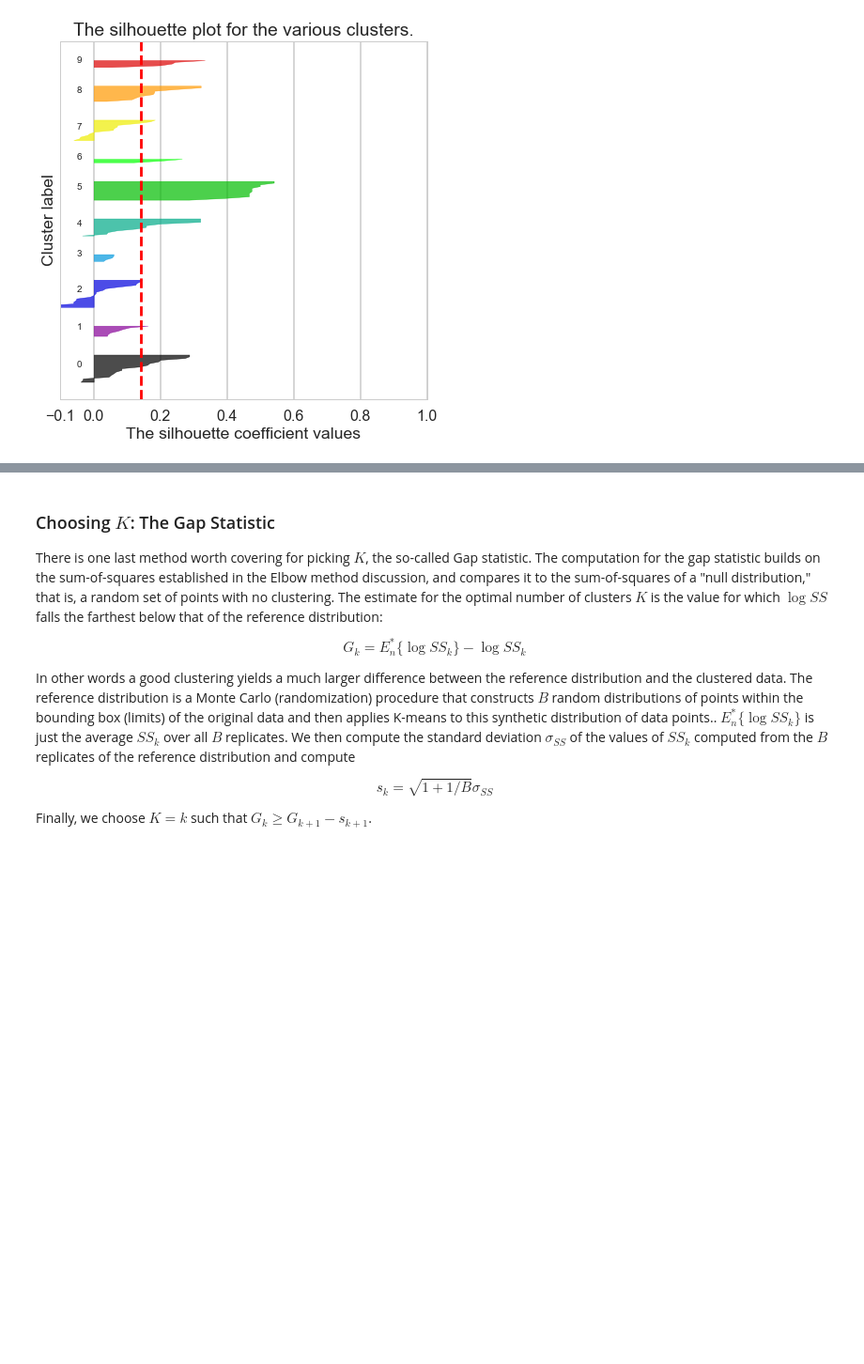
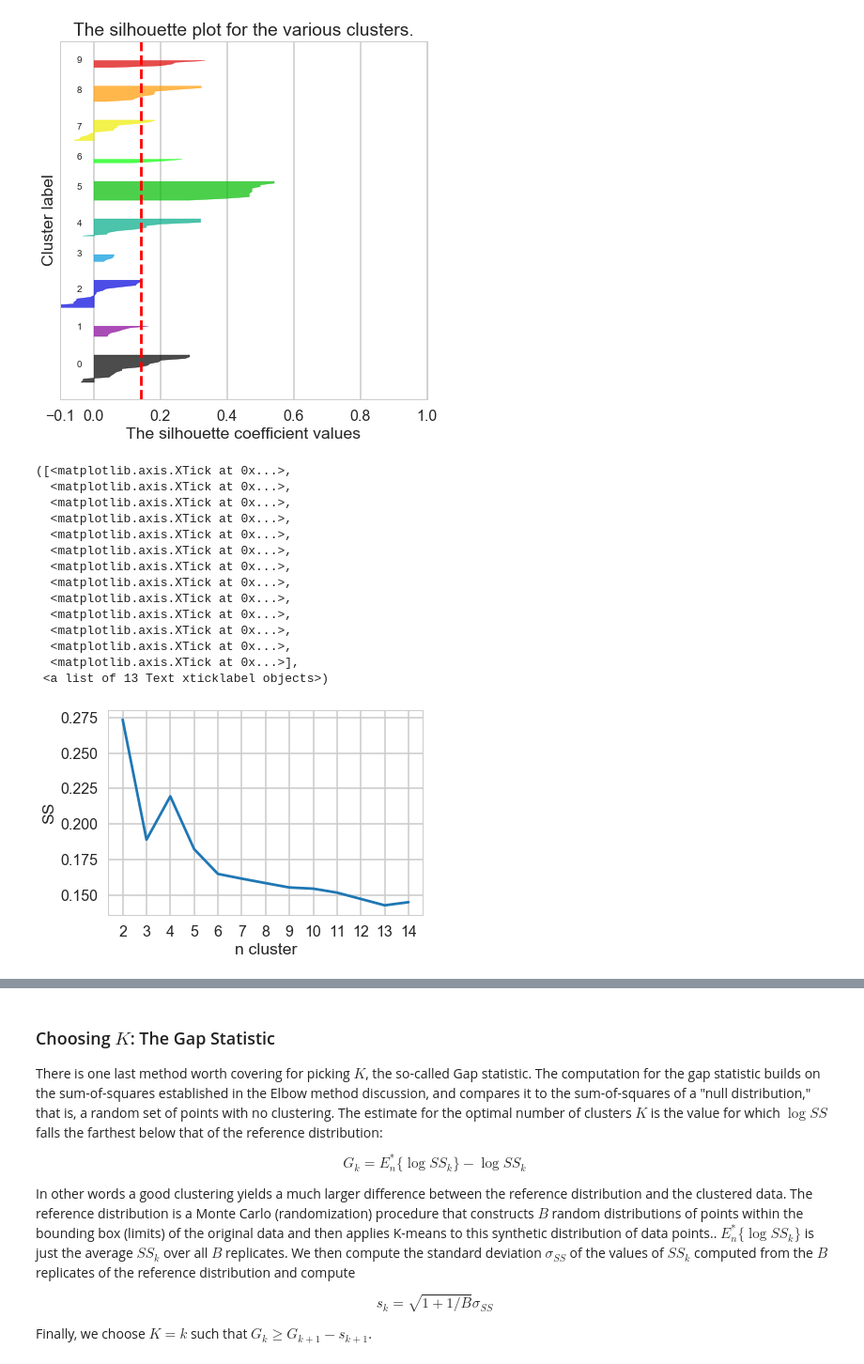
Before and after one commit to Vinuthask/Clustering, a Jupyter notebook: clustering_project/Mini_Project_Clustering.ipynb, the cells around one changed output, grey strips where cells are left out. Shown: that part at 94% size. Saved outputs shown, nothing was run; the diff lists cells and outputs as text; code cells hidden in the pictures; blank space fills up the shorter version.

```diff
--- a/clustering_project/Mini_Project_Clustering.ipynb
+++ b/clustering_project/Mini_Project_Clustering.ipynb
@@ -272,3 +272,37 @@ For n_clusters = 10 The average silhouette_score is : 0.14259293242666168
 [figure]
 [figure]
 [figure]
+# %%
+from sklearn.metrics import silhouette_score
+nclusters = np.arange(2,15)
+sm = list()
+
+for n in nclusters:
+    avgs = []
+
+    for avg in np.arange(100):
+        cluster = KMeans(n_clusters=n)
+        avgs.append(silhouette_score(df[df.columns[2:]],cluster.fit_predict(df[df.columns[2:]])))
+
+    sm.append(np.mean(avgs))
+
+plt.plot(nclusters,sm)
+plt.ylabel('SS')
+plt.xlabel('n cluster')
+plt.xticks(nclusters)
+# %% [output]
+([<matplotlib.axis.XTick at 0x...>,
+  <matplotlib.axis.XTick at 0x...>,
+  <matplotlib.axis.XTick at 0x...>,
+  <matplotlib.axis.XTick at 0x...>,
+  <matplotlib.axis.XTick at 0x...>,
+  <matplotlib.axis.XTick at 0x...>,
+  <matplotlib.axis.XTick at 0x...>,
+  <matplotlib.axis.XTick at 0x...>,
+  <matplotlib.axis.XTick at 0x...>,
+  <matplotlib.axis.XTick at 0x...>,
+  <matplotlib.axis.XTick at 0x...>,
+  <matplotlib.axis.XTick at 0x...>,
+  <matplotlib.axis.XTick at 0x...>],
+ <a list of 13 Text xticklabel objects>)
+[figure, added]
```
Also changed, not shown: parts of 12 cells of this notebook.
